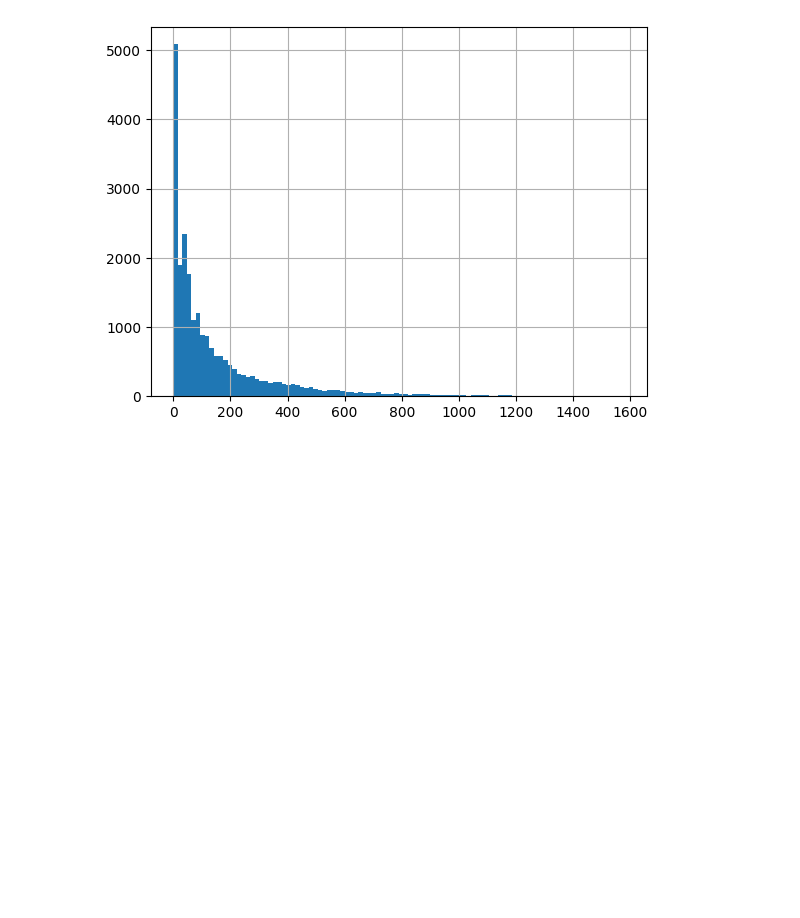
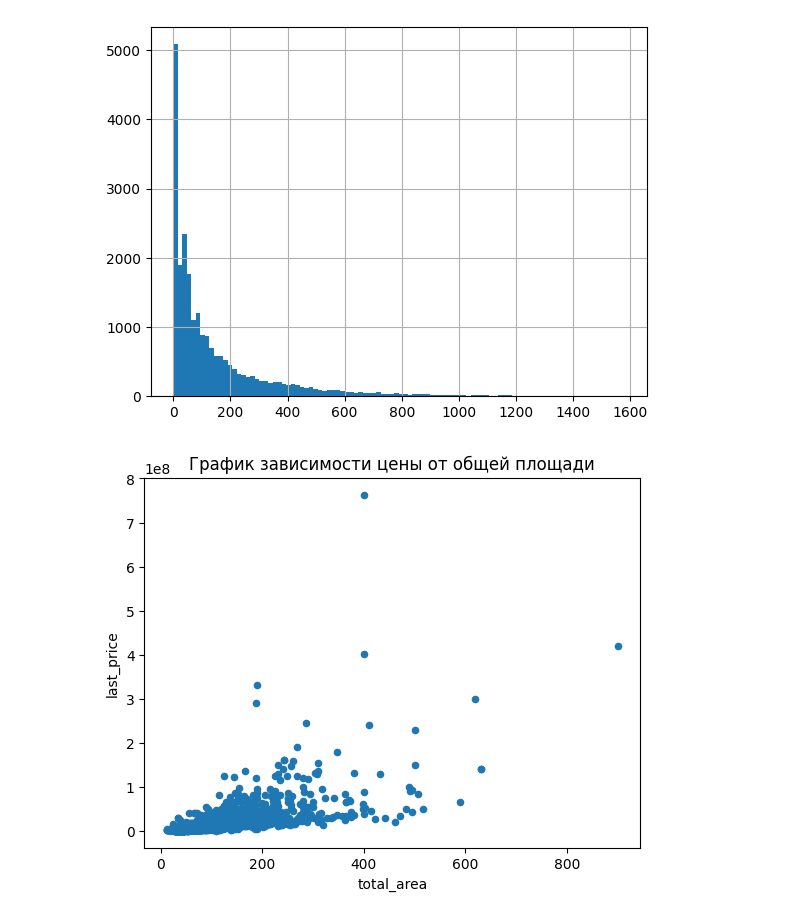
Before and after one commit to eugenii/data_sciencse, a Jupyter notebook: sp4.ipynb, the cells around one changed output. Saved outputs shown, nothing was run; the diff lists cells and outputs as text; code cells hidden in the pictures; blank space fills up the shorter version.

```diff
--- a/sp4.ipynb
+++ b/sp4.ipynb
@@ -218,4 +214,11 @@ filtered_data['days_exposition'].hist(bins=100)
 74.0 157
 <Axes: >
 [figure]
+# %%
+data.plot(x='total_area', y='last_price', kind='scatter', title='График зависимости цены от общей площади')
+plt.xlabel('total_area')
+plt.ylabel('last_price')
+plt.show()
+# %% [output]
+[figure, added]
 # %%
```
Also changed, not shown: parts of 11 cells of this notebook.
